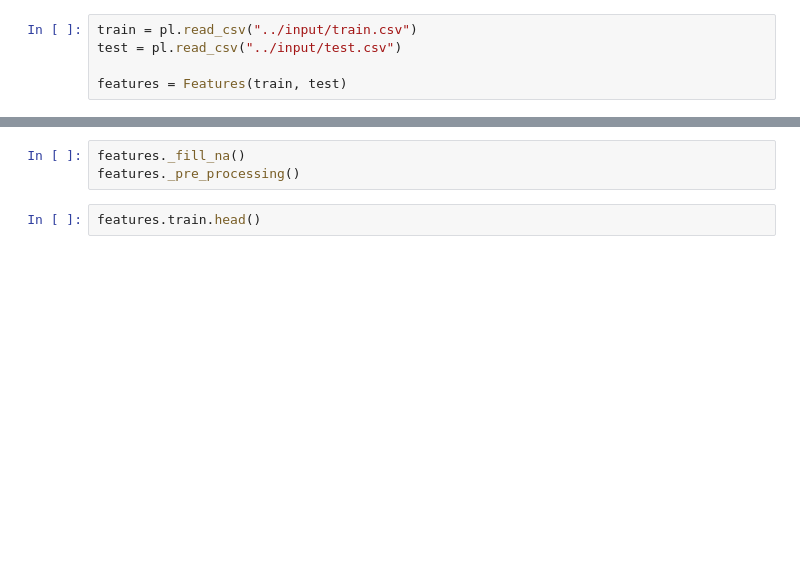
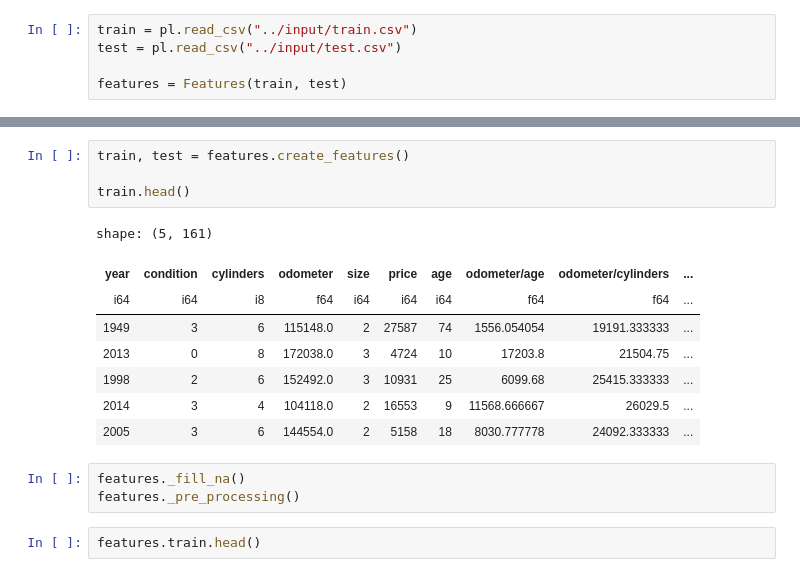
Before and after one commit to tkser/signate_scup2023, a Jupyter notebook: work/test.ipynb, the cells around one changed output, grey strips where cells are left out. Cells and saved outputs as stored; diff of their text form; blank space fills up the shorter version.

```diff
--- a/work/test.ipynb
+++ b/work/test.ipynb
@@ -30,3 +13,16 @@ shape: (5, 16)
+# %%
+train, test = features.create_features()
+
+train.head()
+# %% [output]
+shape: (5, 161)
+| year | condition | cylinders | odometer | size | price | age | odometer/age | odometer/cylinders | ... |
+| i64 | i64 | i8 | f64 | i64 | i64 | i64 | f64 | f64 | ... |
+| 1949 | 3 | 6 | 115148.0 | 2 | 27587 | 74 | 1556.054054 | 19191.333333 | ... |
+| 2013 | 0 | 8 | 172038.0 | 3 | 4724 | 10 | 17203.8 | 21504.75 | ... |
+| 1998 | 2 | 6 | 152492.0 | 3 | 10931 | 25 | 6099.68 | 25415.333333 | ... |
+| 2014 | 3 | 4 | 104118.0 | 2 | 16553 | 9 | 11568.666667 | 26029.5 | ... |
+| 2005 | 3 | 6 | 144554.0 | 2 | 5158 | 18 | 8030.777778 | 24092.333333 | ... |
 # %%
 features._fill_na()
 features._pre_processing()
```
Also changed, not shown: parts of 2 cells of this notebook, 6 other files.
